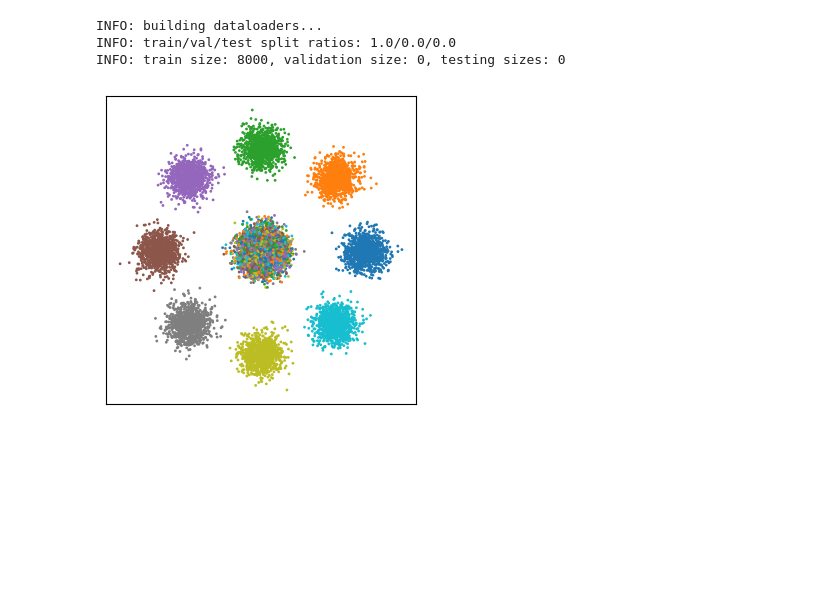
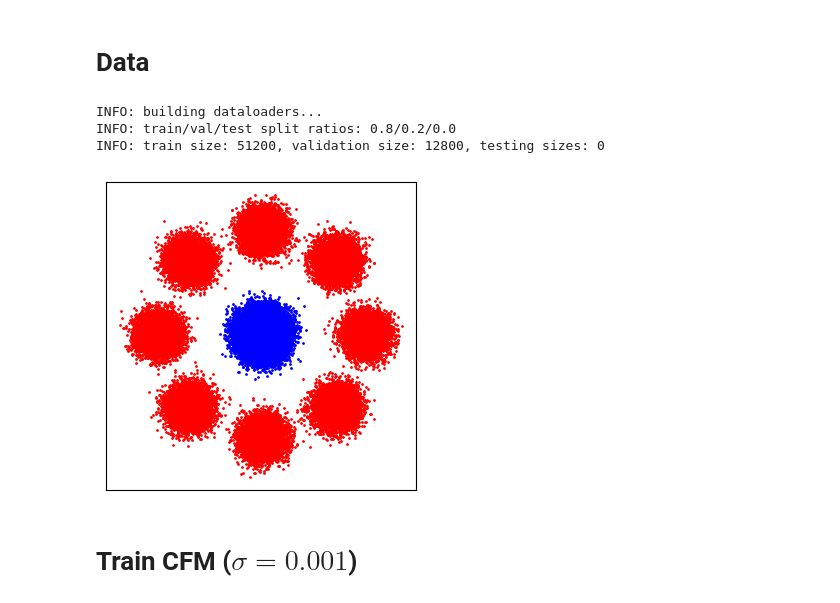
Before and after one commit to dfaroughy/CMB, a Jupyter notebook: experiments/gaussians.ipynb, the cells around one changed output. Drawn from its saved outputs; the diff is of its cells as text; code cells hidden in the pictures; blank space fills up the shorter version.

```diff
--- a/experiments/gaussians.ipynb
+++ b/experiments/gaussians.ipynb
@@ -88,3 +89,5 @@ class Configs:
+# %% [markdown]
+# Data
 # %%
 from cmb.data.gaussians import EightGaussiansDataClass
 from cmb.data.utils import DefineDataloader
@@ -92,21 +95,23 @@ from cmb.data.utils import DefineDataloader
 conf = Configs()
 conf.WORKDIR = '../results/gauss_test'
 
-gauss = EightGaussiansDataClass(conf)
+gauss = EightGaussiansDataClass(conf, num_gaussians=8, num_points_per_gaussian=8000, std_dev=0.1)
 dataloader = DefineDataloader(gauss)
 # %% [output]
 INFO: building dataloaders...
-INFO: train/val/test split ratios: 1.0/0.0/0.0
-INFO: train size: 8000, validation size: 0, testing sizes: 0
+INFO: train/val/test split ratios: 0.8/0.2/0.0
+INFO: train size: 51200, validation size: 12800, testing sizes: 0
 # %%
 gauss.target.shape
 plt.figure(figsize=(4, 4))
-plt.scatter(gauss.target[:, 0], gauss.target[:, 1], s=1, c=gauss.context, cmap = 'tab10')
-plt.scatter(gauss.source[:, 0], gauss.source[:, 1], s=1, c=gauss.context, cmap = 'tab10')
+plt.scatter(gauss.target[:, 0], gauss.target[:, 1], s=1, c=gauss.context if conf.DIM_CONTEXT else 'r', cmap = 'tab10')
+plt.scatter(gauss.source[:, 0], gauss.source[:, 1], s=1, c=gauss.context if conf.DIM_CONTEXT else 'b', cmap = 'tab10')
 plt.xticks([])
 plt.yticks([])
 plt.axis('equal')
 plt.show()
 # %% [output]
-[figure, old version]
+[figure, new version]
+# %% [markdown]
+# Train CFM ($\sigma=0.001$)
 # %%
```
Also changed, not shown: parts of 17 cells of this notebook, 17 other files.
